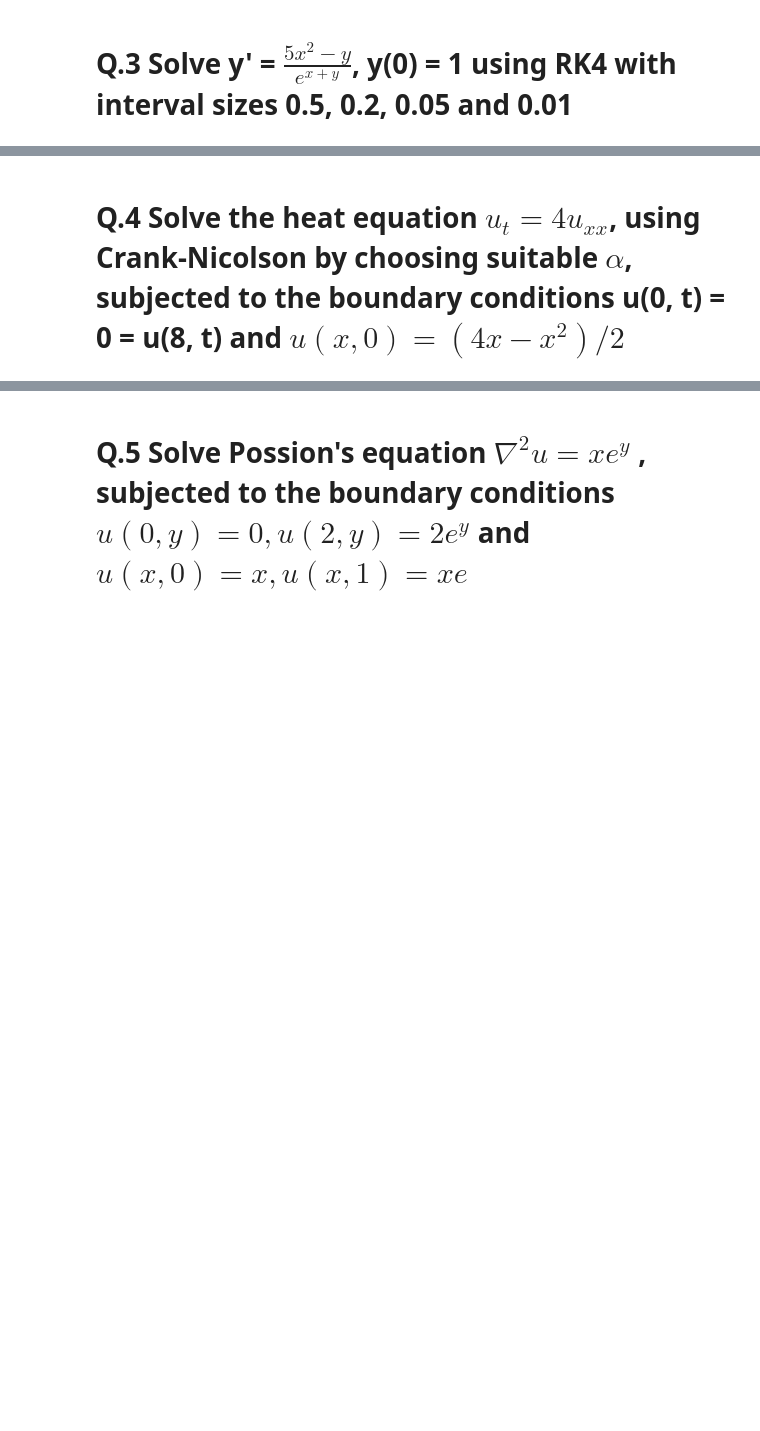
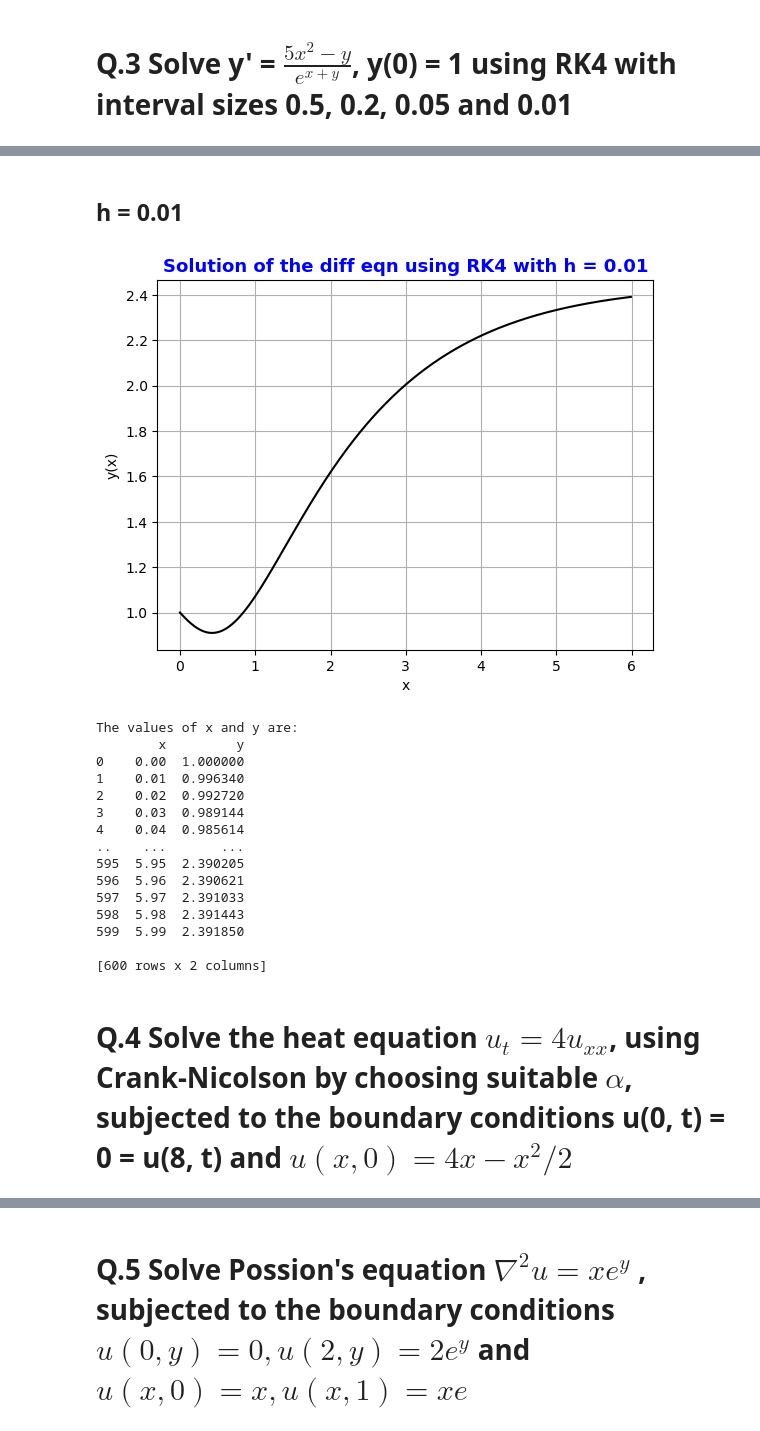
Before and after one commit to jabed-umar/adv-comp-phys, a Jupyter notebook: assign1.ipynb, the cells around one changed output, grey strips where cells are left out. Saved outputs shown, nothing was run; the diff lists cells and outputs as text; code cells hidden in the pictures; blank space fills up the shorter version.

```diff
--- a/assign1.ipynb
+++ b/assign1.ipynb
@@ -72,3 +147,31 @@ print(y[1])
+# %% [markdown]
+# <h2> h = 0.01
+# %%
+G = DifferentialEquation1(diff_f, 0, 6, 1, 0.01)
+# After calling runge_kutta4 method
+x_values, y_values = G.runge_kutta4()
+# Create a DataFrame to store the values of x and y
+print("The values of x and y are:")
+data = {'x': x_values, 'y': y_values}
+df = pd.DataFrame(data)
+print(df)
+# %% [output]
+[figure, added]
+The values of x and y are:
+        x         y
+0    0.00  1.000000
+1    0.01  0.996340
+2    0.02  0.992720
+3    0.03  0.989144
+4    0.04  0.985614
+..    ...       ...
+595  5.95  2.390205
+596  5.96  2.390621
+597  5.97  2.391033
+598  5.98  2.391443
+599  5.99  2.391850
+
+[600 rows x 2 columns]
 # %% [markdown]
-# Q.4 Solve the heat equation $u_t = 4u_{xx}$, using Crank-Nicolson by choosing suitable $\alpha$, subjected to the boundary conditions u(0, t) = 0 = u(8, t) and $u(x, 0) = (4x − x^2)/2$
+# Q.4 Solve the heat equation $u_t = 4u_{xx}$, using Crank-Nicolson by choosing suitable $\alpha$, subjected to the boundary conditions u(0, t) = 0 = u(8, t) and $u(x, 0) = 4x − x^2/2$
 # %%
```
Also changed, not shown: parts of 20 cells of this notebook, 1 other file.
